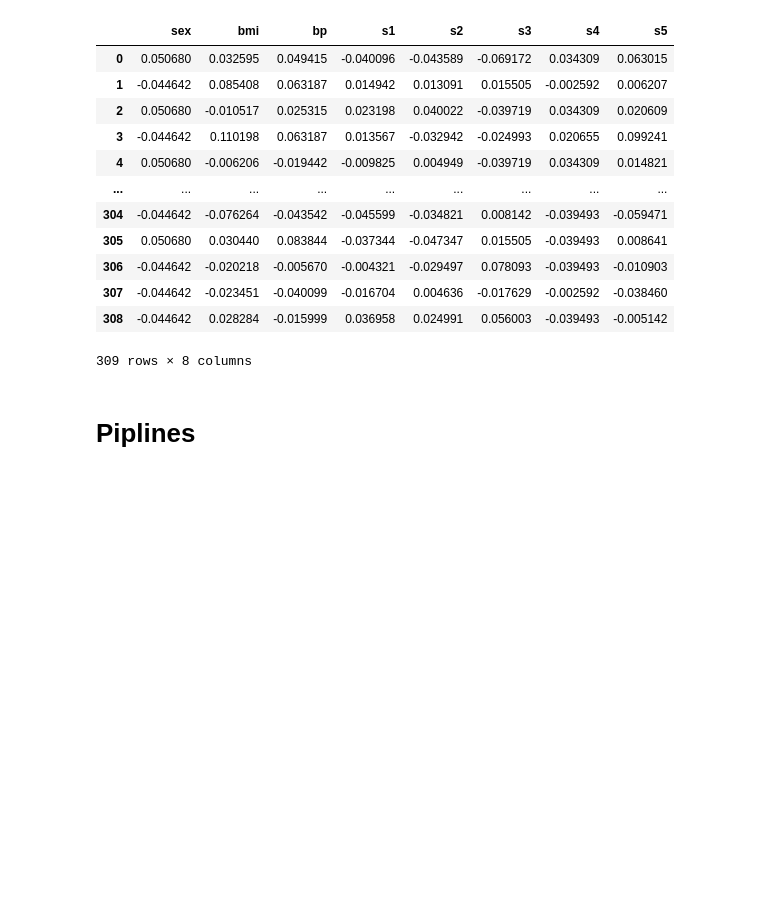
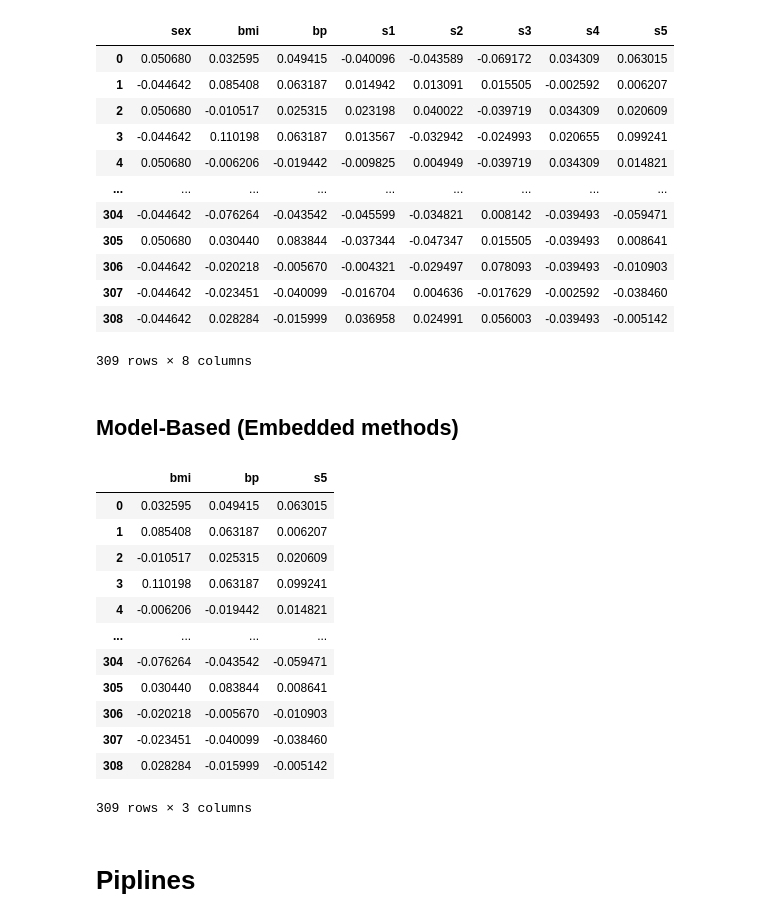
Before and after one commit to xXKeNdAmAmAsTeRXx/Machine-Learning-Tasks, a Jupyter notebook: Model_Selection_and_Regularization/Regression - Diabetes Dataset.ipynb, the cells around one changed output. Drawn from its saved outputs; the diff is of its cells as text; code cells hidden in the pictures; blank space fills up the shorter version.

Commit message:
Model based Sellection with linear Lasso Model

```diff
--- a/Model_Selection_and_Regularization/Regression - Diabetes Dataset.ipynb
+++ b/Model_Selection_and_Regularization/Regression - Diabetes Dataset.ipynb
@@ -285,6 +285,26 @@ select_features(rfe_cv)
 | 307 | -0.044642 | -0.023451 | -0.040099 | -0.016704 | 0.004636 | -0.017629 | -0.002592 | -0.038460 |
 | 308 | -0.044642 | 0.028284 | -0.015999 | 0.036958 | 0.024991 | 0.056003 | -0.039493 | -0.005142 |
 309 rows × 8 columns
+# %% [markdown]
+## Model-Based (Embedded methods)
+# %%
+from sklearn.linear_model import Lasso
+MBS = SelectFromModel(Lasso())
+select_features(MBS)
+# %% [output]
+|  | bmi | bp | s5 |
+| 0 | 0.032595 | 0.049415 | 0.063015 |
+| 1 | 0.085408 | 0.063187 | 0.006207 |
+| 2 | -0.010517 | 0.025315 | 0.020609 |
+| 3 | 0.110198 | 0.063187 | 0.099241 |
+| 4 | -0.006206 | -0.019442 | 0.014821 |
+| ... | ... | ... | ... |
+| 304 | -0.076264 | -0.043542 | -0.059471 |
+| 305 | 0.030440 | 0.083844 | 0.008641 |
+| 306 | -0.020218 | -0.005670 | -0.010903 |
+| 307 | -0.023451 | -0.040099 | -0.038460 |
+| 308 | 0.028284 | -0.015999 | -0.005142 |
+309 rows × 3 columns
 # %% [markdown]
 # Piplines
 # %%
```
Also changed, not shown: parts of 3 cells of this notebook.
